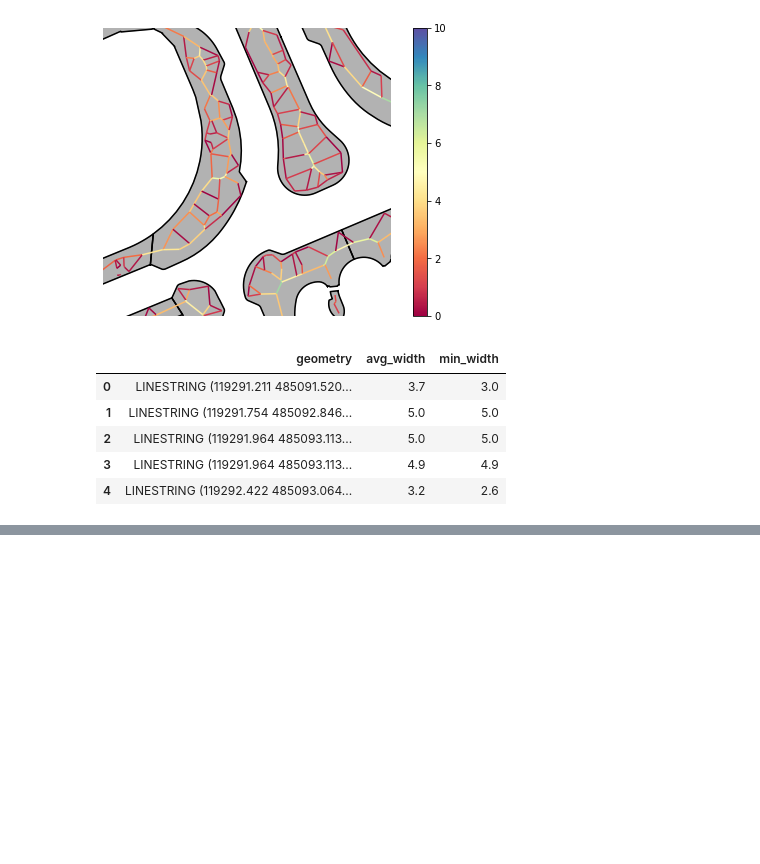
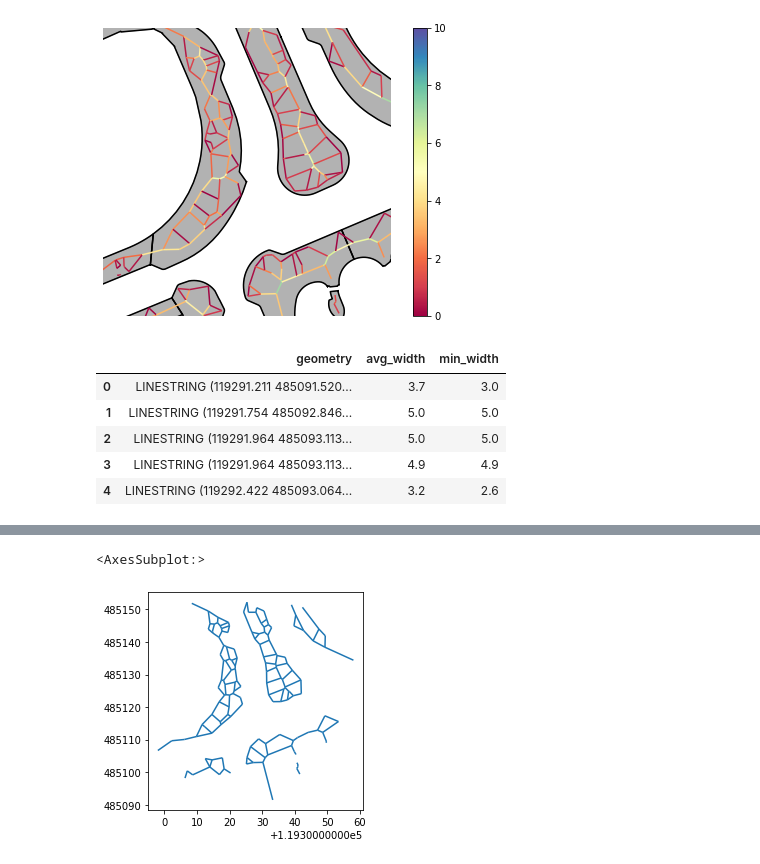
Before and after one commit to Amsterdam-AI-Team/Urban_PointCloud_Sidewalk_Width, a Jupyter notebook: notebooks/5. Sidewalk width.ipynb, the cells around one changed output, grey strips where cells are left out. Saved outputs shown, nothing was run; the diff lists cells and outputs as text; code cells hidden in the pictures; blank space fills up the shorter version.

```diff
--- a/notebooks/5. Sidewalk width.ipynb
+++ b/notebooks/5. Sidewalk width.ipynb
@@ -224,0 +205,26 @@ with open('../datasets/output/intermediate_output_segments.geojson', 'w') as f:
+# %%
+pc_data_folder = '../datasets/pointclouds/'
+
+all_tiles = las_utils.get_tilecodes_from_folder(f'{pc_data_folder}m3c2/')
+
+tile_dim_list = []
+for tilecode in all_tiles:
+    ((x_min, y_max), (x_max, y_min)) = las_utils.get_bbox_from_tile_code(tilecode, padding=0)
+
+    tile_polygon = box(*[x_min, y_min, x_max, y_max], ccw=True)
+    tile_dim_list.append(tile_polygon)
+# %%
+# TODO rewrite
+if len(tile_dim_list) > 1:
+    df_tile_dims_dissolved = gpd.GeoDataFrame(geometry=gpd.GeoSeries([geom for geom in unary_union(tile_dim_list).geoms]))
+    df_tile_dims_exploded = gpd.GeoDataFrame(df_tile_dims_dissolved.geometry.explode(index_parts=True))
+else:
+    df_tile_dims_exploded = gpd.GeoDataFrame(crs=crs, geometry=tile_dim_list)
+# %%
+# TODO rewrite
+for i, row in df_segments.iterrows():
+    for j, row_tile in df_tile_dims_exploded.iterrows():
+        booletje = row.geometry.intersects(row_tile.geometry)
+        if booletje: # Only add true values
+            # Een obstacle kan binnen meerdere sidewalks vallen, continue is darrom niet mogelijk
+            df_segments.loc[i, 'pc_coverage'] = booletje
@@ -224,0 +240,7 @@ with open('../datasets/output/intermediate_output_segments.geojson', 'w') as f:
+# %%
+df_segments = df_segments[df_segments['pc_coverage'] == True]
+# %%
+df_segments.plot()
+# %% [output]
+<AxesSubplot:>
+[figure, added]
```
Also changed, not shown: parts of 9 cells of this notebook.
